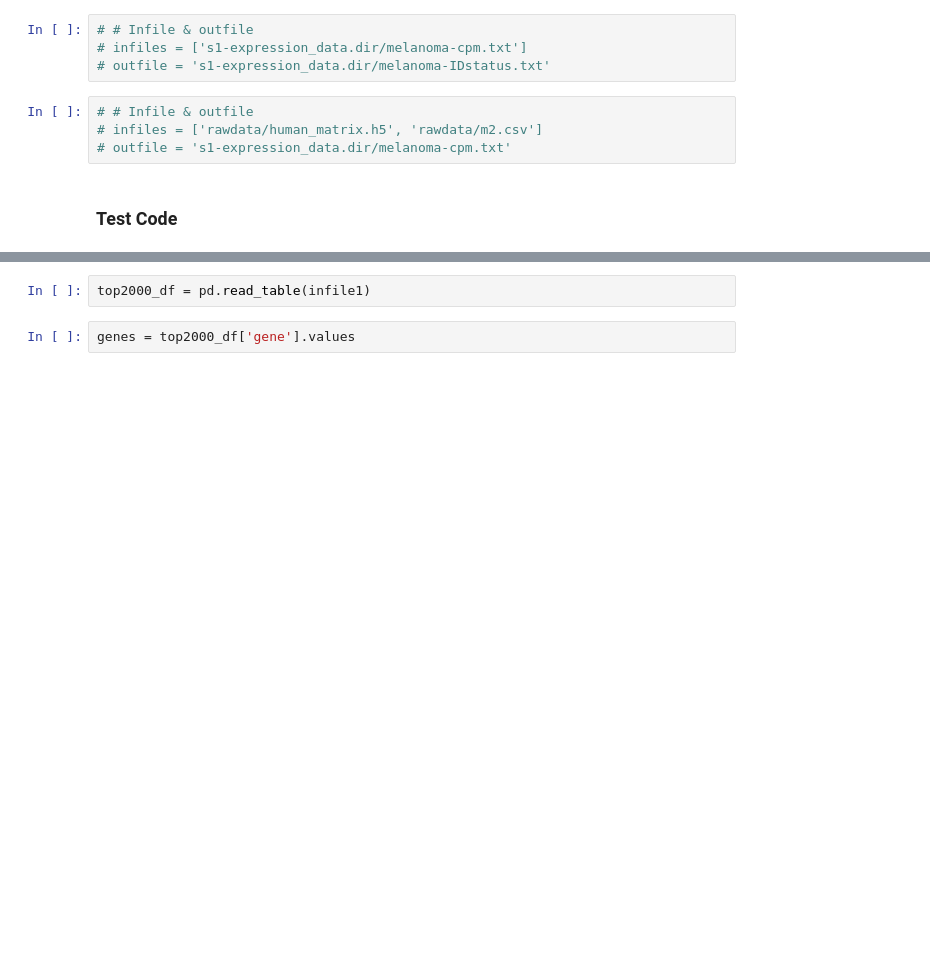
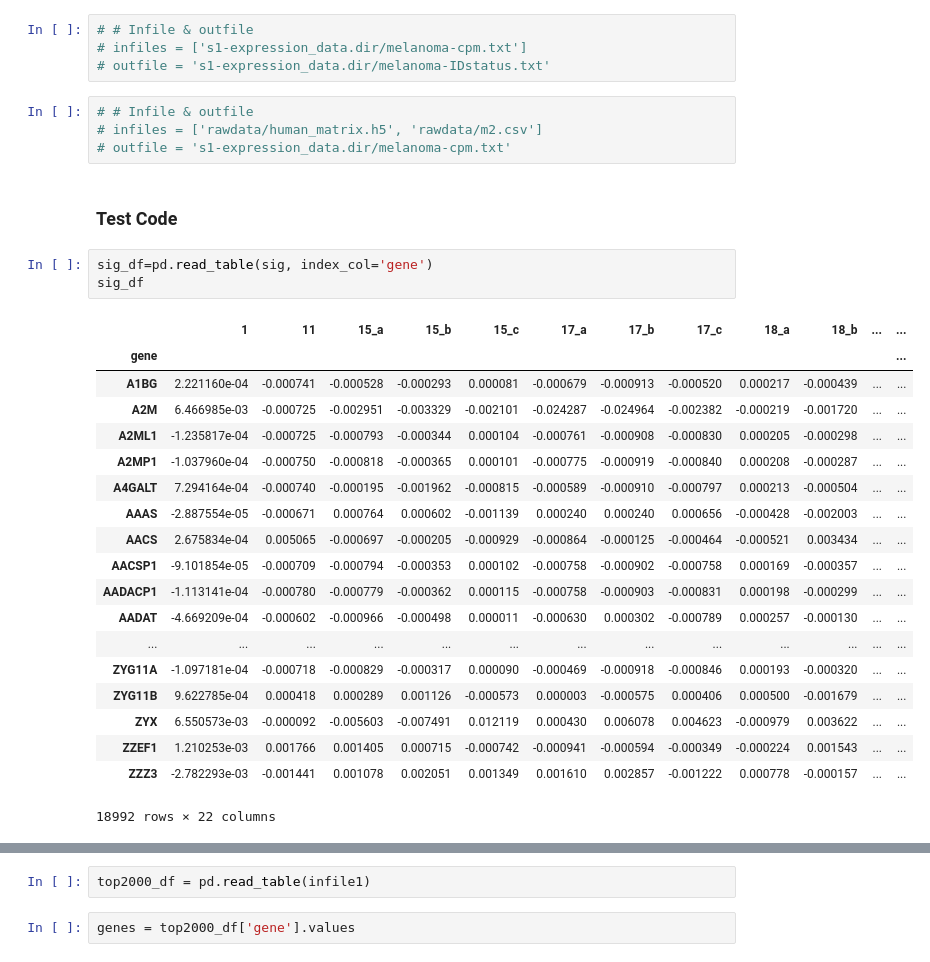
Before and after one commit to MaayanLab/human-melanoma-signature, a Jupyter notebook: pipeline/notebooks/Development.ipynb, the cells around one changed output, grey strips where cells are left out. Saved outputs shown, nothing was run; the diff lists cells and outputs as text; blank space fills up the shorter version.

```diff
--- a/pipeline/notebooks/Development.ipynb
+++ b/pipeline/notebooks/Development.ipynb
@@ -51,3 +51,26 @@ outfile = 's2-signatures.dir/melanoma-top100-union.txt'
 # outfile = 's1-expression_data.dir/melanoma-cpm.txt'
 # %% [markdown]
 ### Test Code
+# %%
+sig_df=pd.read_table(sig, index_col='gene')
+sig_df
+# %% [output]
+|  | 1 | 11 | 15_a | 15_b | 15_c | 17_a | 17_b | 17_c | 18_a | 18_b | ... | ... |
+| gene |  |  |  |  |  |  |  |  |  |  |  | ... |
+| A1BG | 2.221160e-04 | -0.000741 | -0.000528 | -0.000293 | 0.000081 | -0.000679 | -0.000913 | -0.000520 | 0.000217 | -0.000439 | ... | ... |
+| A2M | 6.466985e-03 | -0.000725 | -0.002951 | -0.003329 | -0.002101 | -0.024287 | -0.024964 | -0.002382 | -0.000219 | -0.001720 | ... | ... |
+| A2ML1 | -1.235817e-04 | -0.000725 | -0.000793 | -0.000344 | 0.000104 | -0.000761 | -0.000908 | -0.000830 | 0.000205 | -0.000298 | ... | ... |
+| A2MP1 | -1.037960e-04 | -0.000750 | -0.000818 | -0.000365 | 0.000101 | -0.000775 | -0.000919 | -0.000840 | 0.000208 | -0.000287 | ... | ... |
+| A4GALT | 7.294164e-04 | -0.000740 | -0.000195 | -0.001962 | -0.000815 | -0.000589 | -0.000910 | -0.000797 | 0.000213 | -0.000504 | ... | ... |
+| AAAS | -2.887554e-05 | -0.000671 | 0.000764 | 0.000602 | -0.001139 | 0.000240 | 0.000240 | 0.000656 | -0.000428 | -0.002003 | ... | ... |
+| AACS | 2.675834e-04 | 0.005065 | -0.000697 | -0.000205 | -0.000929 | -0.000864 | -0.000125 | -0.000464 | -0.000521 | 0.003434 | ... | ... |
+| AACSP1 | -9.101854e-05 | -0.000709 | -0.000794 | -0.000353 | 0.000102 | -0.000758 | -0.000902 | -0.000758 | 0.000169 | -0.000357 | ... | ... |
+| AADACP1 | -1.113141e-04 | -0.000780 | -0.000779 | -0.000362 | 0.000115 | -0.000758 | -0.000903 | -0.000831 | 0.000198 | -0.000299 | ... | ... |
+| AADAT | -4.669209e-04 | -0.000602 | -0.000966 | -0.000498 | 0.000011 | -0.000630 | 0.000302 | -0.000789 | 0.000257 | -0.000130 | ... | ... |
+| ... | ... | ... | ... | ... | ... | ... | ... | ... | ... | ... | ... | ... |
+| ZYG11A | -1.097181e-04 | -0.000718 | -0.000829 | -0.000317 | 0.000090 | -0.000469 | -0.000918 | -0.000846 | 0.000193 | -0.000320 | ... | ... |
+| ZYG11B | 9.622785e-04 | 0.000418 | 0.000289 | 0.001126 | -0.000573 | 0.000003 | -0.000575 | 0.000406 | 0.000500 | -0.001679 | ... | ... |
+| ZYX | 6.550573e-03 | -0.000092 | -0.005603 | -0.007491 | 0.012119 | 0.000430 | 0.006078 | 0.004623 | -0.000979 | 0.003622 | ... | ... |
+| ZZEF1 | 1.210253e-03 | 0.001766 | 0.001405 | 0.000715 | -0.000742 | -0.000941 | -0.000594 | -0.000349 | -0.000224 | 0.001543 | ... | ... |
+| ZZZ3 | -2.782293e-03 | -0.001441 | 0.001078 | 0.002051 | 0.001349 | 0.001610 | 0.002857 | -0.001222 | 0.000778 | -0.000157 | ... | ... |
+18992 rows × 22 columns
```
Also changed, not shown: parts of 18 cells of this notebook, 1 other file.
